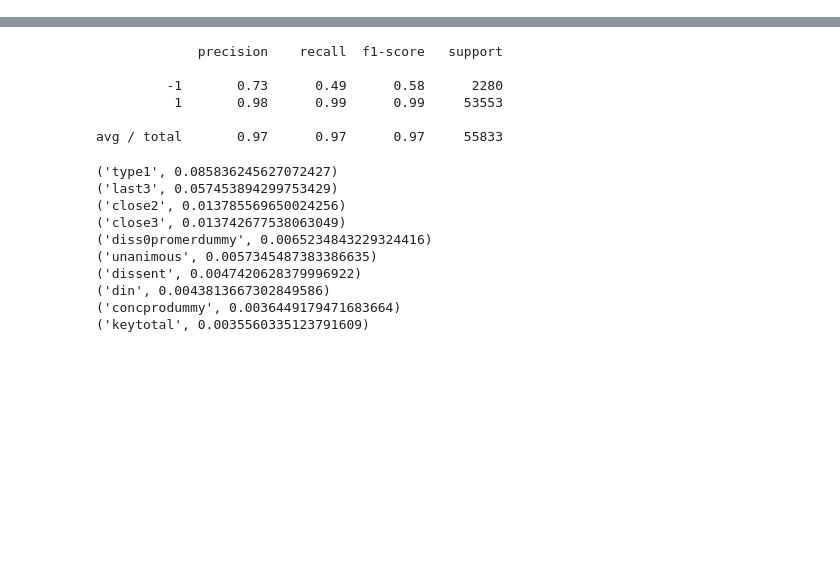
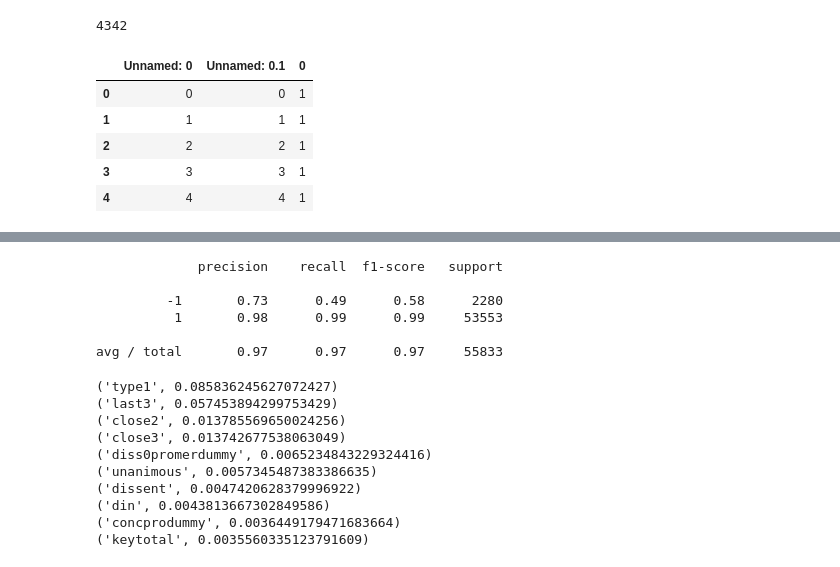
Before and after one commit to adithyap/mlcs16, a Jupyter notebook: JVAP_grid_search_and_train.ipynb, the cells around one changed output, grey strips where cells are left out. Drawn from its saved outputs; the diff is of its cells as text; code cells hidden in the pictures; blank space fills up the shorter version.

```diff
--- a/JVAP_grid_search_and_train.ipynb
+++ b/JVAP_grid_search_and_train.ipynb
@@ -131,0 +247,4 @@ def get_top_n(n, arr, col_names, prev_list=[]):
+# %%
+sum1
+# %% [output]
+4342
@@ -131,0 +263,9 @@ def get_top_n(n, arr, col_names, prev_list=[]):
+# %%
+df_y.head()
+# %% [output]
+|  | Unnamed: 0 | Unnamed: 0.1 | 0 |
+| 0 | 0 | 0 | 1 |
+| 1 | 1 | 1 | 1 |
+| 2 | 2 | 2 | 1 |
+| 3 | 3 | 3 | 1 |
+| 4 | 4 | 4 | 1 |
```
Also changed, not shown: parts of 26 cells of this notebook, 23 other files.
